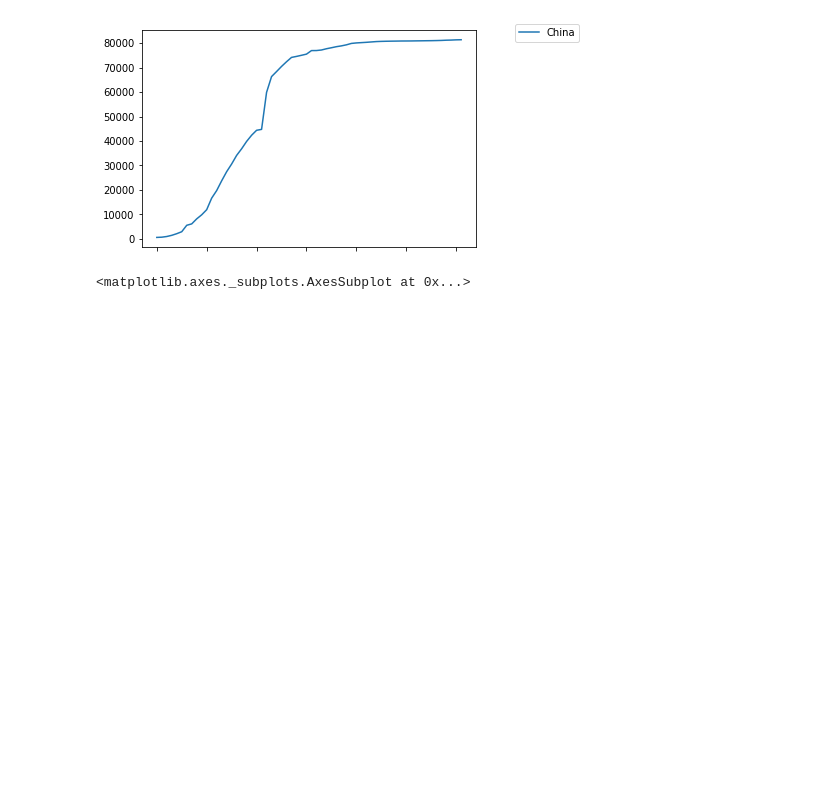
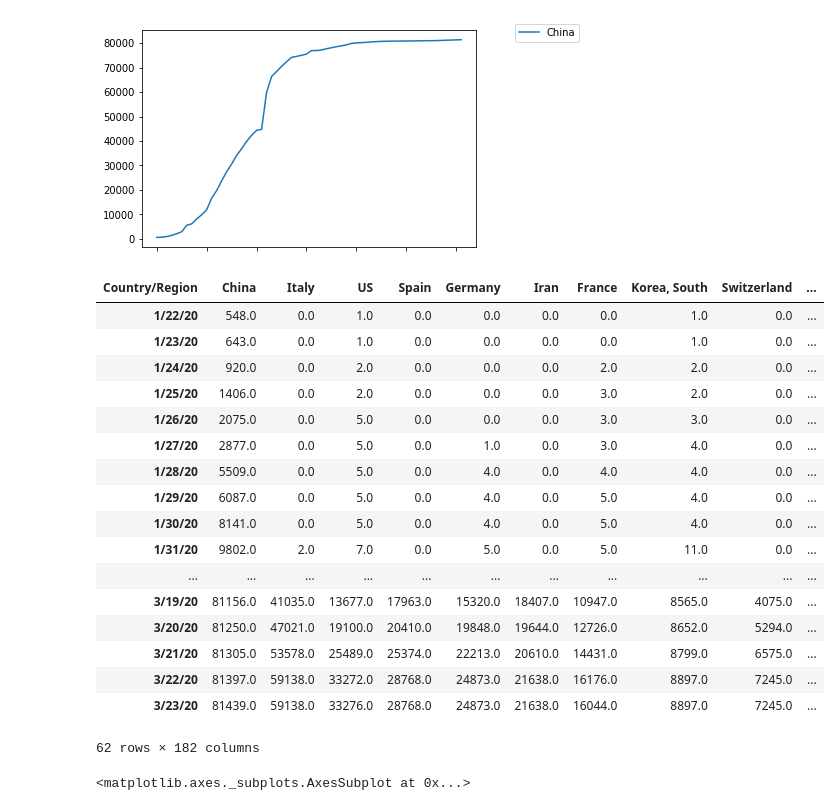
Before and after one commit to kennethgoodman/COVID-19, a Jupyter notebook: KG Analysis/Daily Analysis.ipynb, the cells around one changed output. Drawn from its saved outputs; the diff is of its cells as text; code cells hidden in the pictures; blank space fills up the shorter version.

```diff
--- a/KG Analysis/Daily Analysis.ipynb
+++ b/KG Analysis/Daily Analysis.ipynb
@@ -61,6 +139,6 @@ population.loc[population['Name'] == 'United States','Name'] = 'US'
 # %%
-df_confirmed, df_confirmed_all = getFormattedDfFromTimeSeries('../csse_covid_19_data/csse_covid_19_time_series/time_series_19-covid-Confirmed.csv')
-df_dead, df_dead_all = getFormattedDfFromTimeSeries('../csse_covid_19_data/csse_covid_19_time_series/time_series_19-covid-Deaths.csv')
+df_confirmed, df_confirmed_all = getFormattedDfFromTimeSeries('../csse_covid_19_data/csse_covid_19_time_series/time_series_covid19_confirmed_global.csv')
+df_dead, df_dead_all = getFormattedDfFromTimeSeries('../csse_covid_19_data/csse_covid_19_time_series/time_series_covid19_deaths_global.csv')
 df_recovered, df_recovered_all = getFormattedDfFromTimeSeries('../csse_covid_19_data/csse_covid_19_time_series/time_series_19-covid-Recovered.csv')
 # %%
 df_active = df_confirmed.copy()
@@ -115,6 +195,27 @@ ax.legend(bbox_to_anchor=(1.1, 1.05))
 plt.show()
 # %% [output]
 [figure]
+# %%
+df_confirmed
+# %% [output]
+| Country/Region | China | Italy | US | Spain | Germany | Iran | France | Korea, South | Switzerland | ... |
+| 1/22/20 | 548.0 | 0.0 | 1.0 | 0.0 | 0.0 | 0.0 | 0.0 | 1.0 | 0.0 | ... |
+| 1/23/20 | 643.0 | 0.0 | 1.0 | 0.0 | 0.0 | 0.0 | 0.0 | 1.0 | 0.0 | ... |
+| 1/24/20 | 920.0 | 0.0 | 2.0 | 0.0 | 0.0 | 0.0 | 2.0 | 2.0 | 0.0 | ... |
+| 1/25/20 | 1406.0 | 0.0 | 2.0 | 0.0 | 0.0 | 0.0 | 3.0 | 2.0 | 0.0 | ... |
+| 1/26/20 | 2075.0 | 0.0 | 5.0 | 0.0 | 0.0 | 0.0 | 3.0 | 3.0 | 0.0 | ... |
+| 1/27/20 | 2877.0 | 0.0 | 5.0 | 0.0 | 1.0 | 0.0 | 3.0 | 4.0 | 0.0 | ... |
+| 1/28/20 | 5509.0 | 0.0 | 5.0 | 0.0 | 4.0 | 0.0 | 4.0 | 4.0 | 0.0 | ... |
+| 1/29/20 | 6087.0 | 0.0 | 5.0 | 0.0 | 4.0 | 0.0 | 5.0 | 4.0 | 0.0 | ... |
+| 1/30/20 | 8141.0 | 0.0 | 5.0 | 0.0 | 4.0 | 0.0 | 5.0 | 4.0 | 0.0 | ... |
+| 1/31/20 | 9802.0 | 2.0 | 7.0 | 0.0 | 5.0 | 0.0 | 5.0 | 11.0 | 0.0 | ... |
+| ... | ... | ... | ... | ... | ... | ... | ... | ... | ... | ... |
+| 3/19/20 | 81156.0 | 41035.0 | 13677.0 | 17963.0 | 15320.0 | 18407.0 | 10947.0 | 8565.0 | 4075.0 | ... |
+| 3/20/20 | 81250.0 | 47021.0 | 19100.0 | 20410.0 | 19848.0 | 19644.0 | 12726.0 | 8652.0 | 5294.0 | ... |
+| 3/21/20 | 81305.0 | 53578.0 | 25489.0 | 25374.0 | 22213.0 | 20610.0 | 14431.0 | 8799.0 | 6575.0 | ... |
+| 3/22/20 | 81397.0 | 59138.0 | 33272.0 | 28768.0 | 24873.0 | 21638.0 | 16176.0 | 8897.0 | 7245.0 | ... |
+| 3/23/20 | 81439.0 | 59138.0 | 33276.0 | 28768.0 | 24873.0 | 21638.0 | 16044.0 | 8897.0 | 7245.0 | ... |
+62 rows × 182 columns
 # %%
 US = df_confirmed[['US']]
 US.plot()
```
Also changed, not shown: parts of 7 cells of this notebook.
